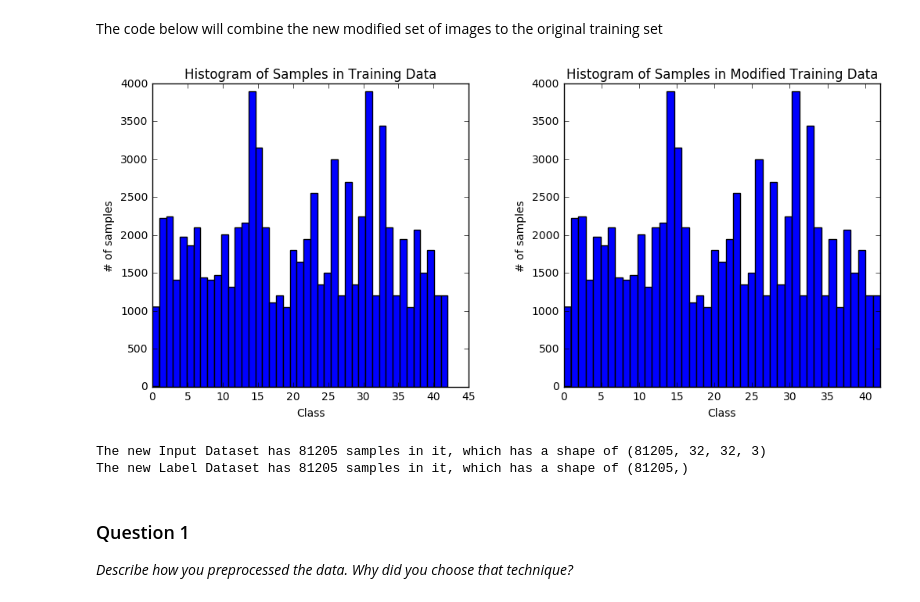
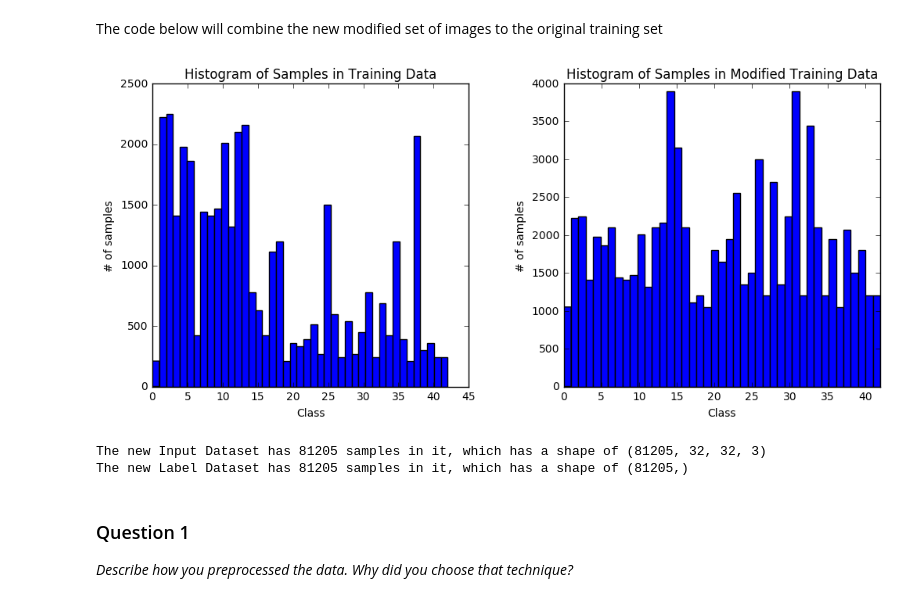
Before and after one commit to jayakasadev/Traffic-Sign-Classifier, a Jupyter notebook: Traffic_Sign_Classifier.ipynb, the cells around one changed output. Cells and saved outputs as stored; diff of their text form; code cells hidden in the pictures.

```diff
--- a/Traffic_Sign_Classifier.ipynb
+++ b/Traffic_Sign_Classifier.ipynb
@@ -259,8 +259,8 @@ The code below will combine the new modified set of images to the original train
 # print(type(modified_ytrain))
 
 
-y_train = np.append(y_train, modified_ytrain)
-X_train = np.concatenate((X_train, modified_Xtrain), axis=0)
+new_ytrain = np.append(y_train, modified_ytrain)
+new_Xtrain = np.concatenate((X_train, modified_Xtrain), axis=0)
 
 # print(np.bincount(y_train))
 # print(np.bincount(modified_ytrain))
@@ -268,33 +268,33 @@ X_train = np.concatenate((X_train, modified_Xtrain), axis=0)
 
 # print(len(np.unique(new_train)))
 # print(y_train.shape)
 # print(modified_ytrain.shape)
 # print(new_train.shape)
 # displayHistogram(y_train, new_train)
 
 f, (ax1, ax2) = plt.subplots(1, 2)
 
 # Fine-tune figure; make subplots spaced out
 f.subplots_adjust(wspace = .3)
 f.set_size_inches(12, 5)
 
 ax1.hist(y_train, bins=43)
 ax1.set_xlabel('Class')
 ax1.set_ylabel('# of samples')
 ax1.set_title('Histogram of Samples in Training Data')
 
 ax2.hist(new_ytrain, bins=43)
 ax2.set_xlabel('Class')
 ax2.set_ylabel('# of samples')
 ax2.set_title('Histogram of Samples in Modified Training Data')
 plt.xlim([0,42])
 plt.show()
 
 print()
 
 print("The new Input Dataset has", len(new_Xtrain), "samples in it, which has a shape of", new_Xtrain.shape)
 print("The new Label Dataset has", len(new_ytrain), "samples in it, which has a shape of", new_ytrain.shape)
 # %% [output]
-[figure, old version]
+[figure, new version]
 The new Input Dataset has 81205 samples in it, which has a shape of (81205, 32, 32, 3)
 The new Label Dataset has 81205 samples in it, which has a shape of (81205,)
```
Also changed, not shown: parts of 13 cells of this notebook.
